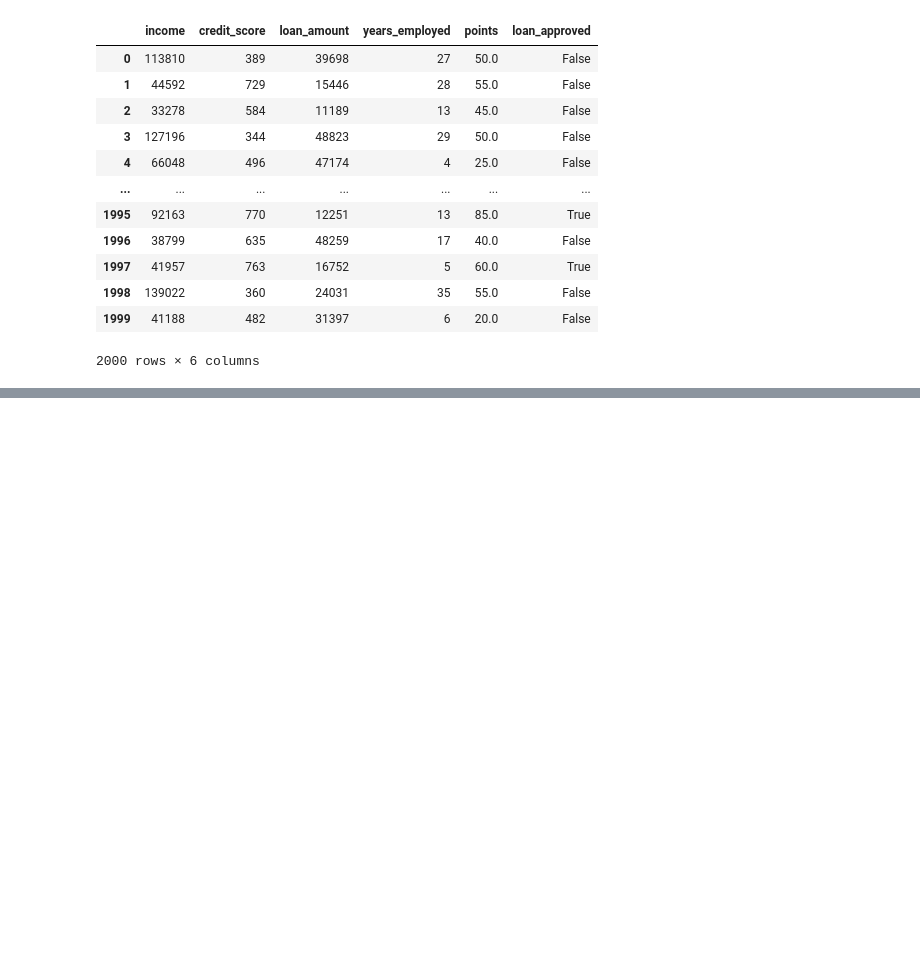
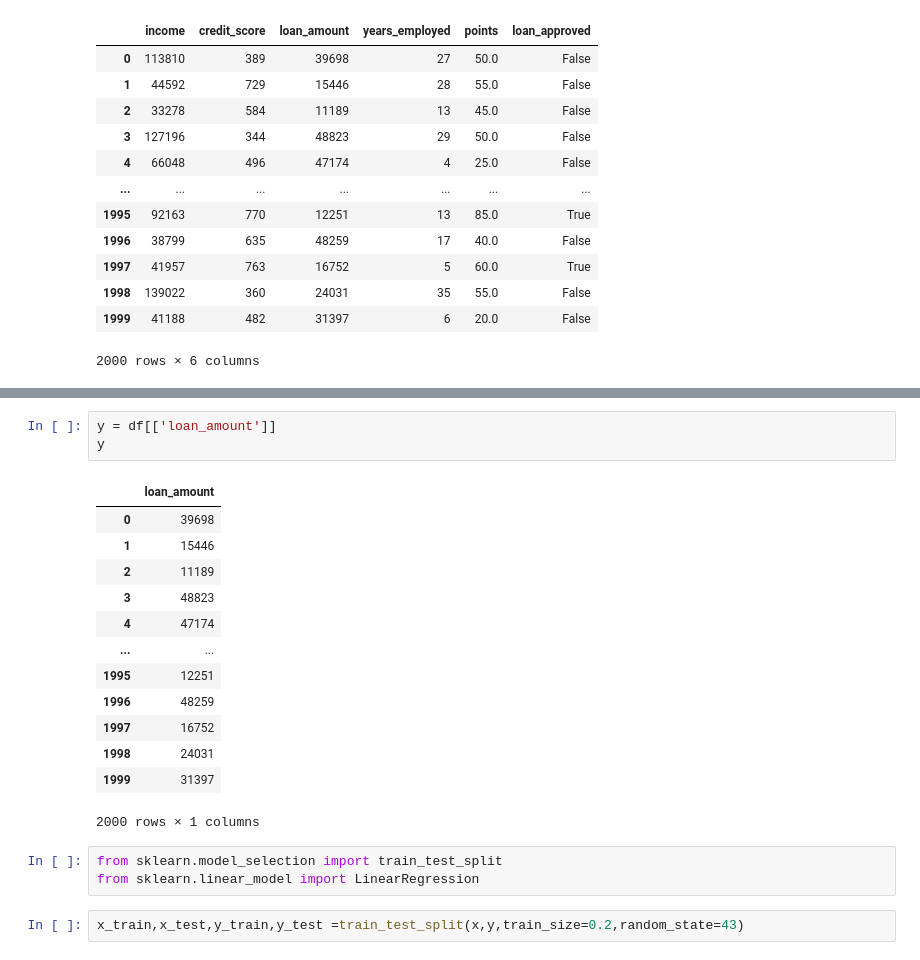
Before and after one commit to Ankush-bi/Training_of_Datascince, a Jupyter notebook: Project/Loan/loan_data.ipynb, the cells around one changed output, grey strips where cells are left out. Cells and saved outputs as stored; diff of their text form; blank space fills up the shorter version.

```diff
--- a/Project/Loan/loan_data.ipynb
+++ b/Project/Loan/loan_data.ipynb
@@ -279,0 +313,22 @@ df
+# %%
+y = df[['loan_amount']]
+y
+# %% [output]
+|  | loan_amount |
+| 0 | 39698 |
+| 1 | 15446 |
+| 2 | 11189 |
+| 3 | 48823 |
+| 4 | 47174 |
+| ... | ... |
+| 1995 | 12251 |
+| 1996 | 48259 |
+| 1997 | 16752 |
+| 1998 | 24031 |
+| 1999 | 31397 |
+2000 rows × 1 columns
+# %%
+from sklearn.model_selection import train_test_split
+from sklearn.linear_model import LinearRegression
+# %%
+x_train,x_test,y_train,y_test =train_test_split(x,y,train_size=0.2,random_state=43)
```
Also changed, not shown: parts of 21 cells of this notebook, 3 other files.
